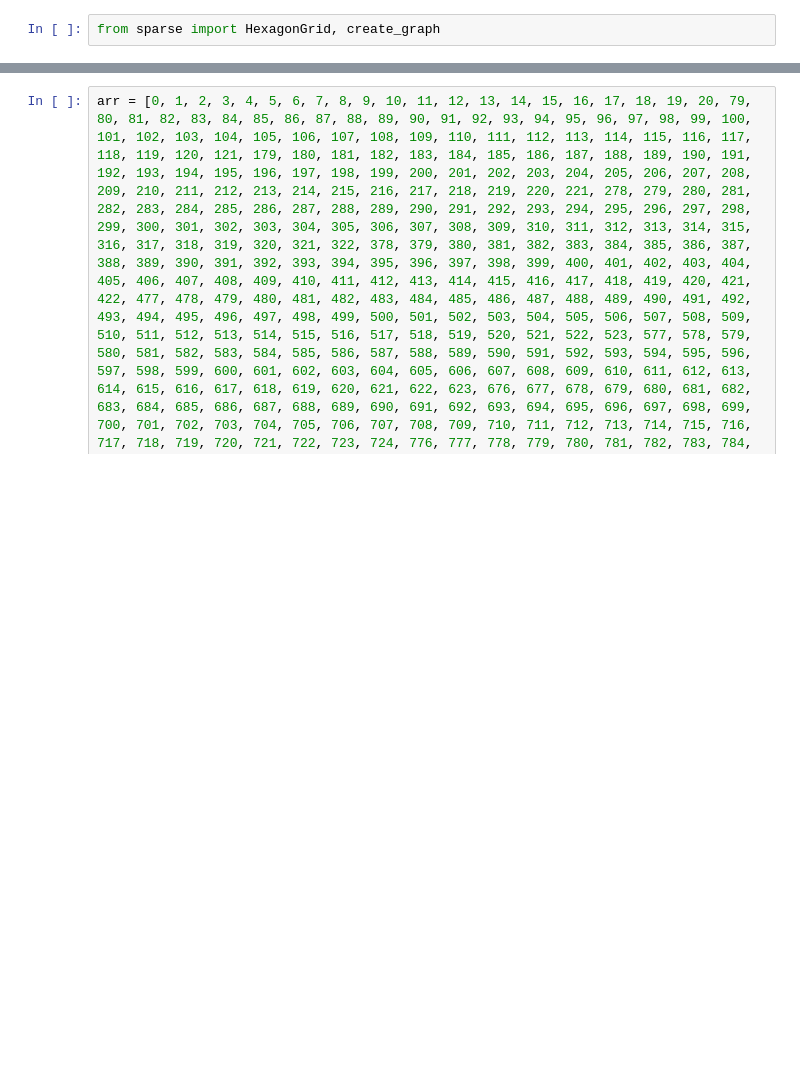
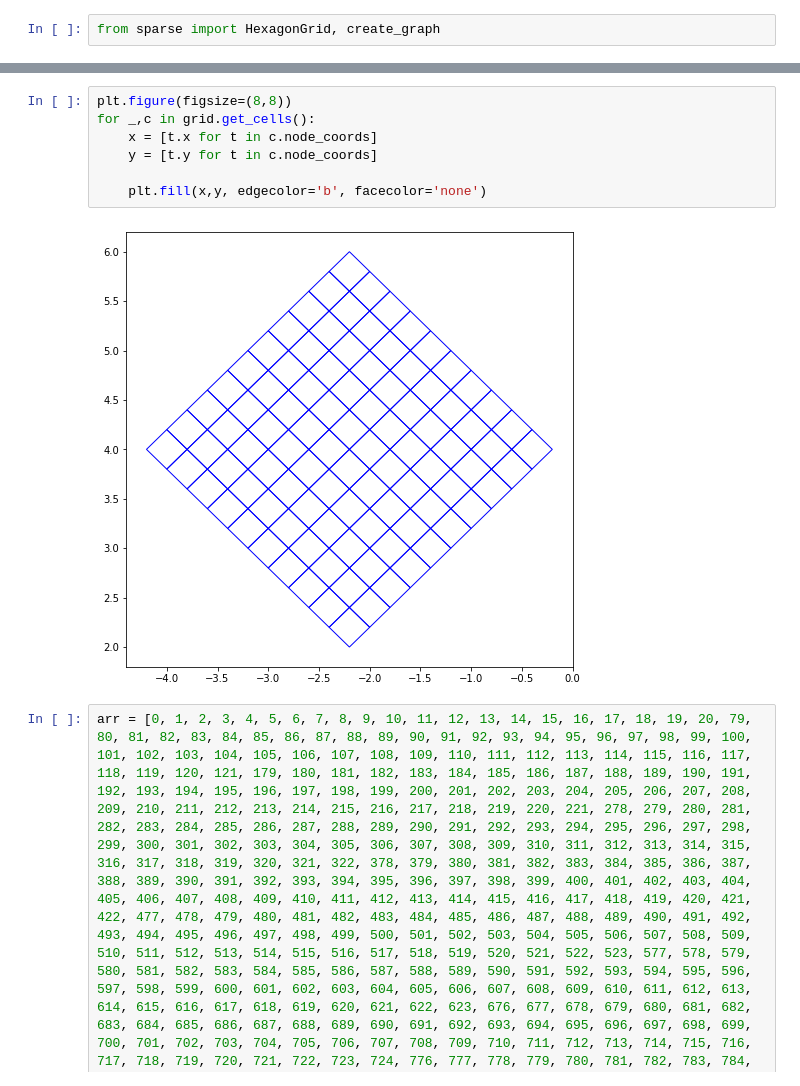
Before and after one commit to dczifra/plane_2coloring, a Jupyter notebook: scripts/plot.ipynb, the cells around one changed output, grey strips where cells are left out. Cells and saved outputs as stored; diff of their text form; blank space fills up the shorter version.

```diff
--- a/scripts/plot.ipynb
+++ b/scripts/plot.ipynb
@@ -126 +136,10 @@ def plot_cells(cells, node=-1):
+# %%
+plt.figure(figsize=(8,8))
+for _,c in grid.get_cells():
+    x = [t.x for t in c.node_coords]
+    y = [t.y for t in c.node_coords]
+
+    plt.fill(x,y, edgecolor='b', facecolor='none')
+# %% [output]
+[figure, added]
 # %%
```
Also changed, not shown: parts of 13 cells of this notebook, 5 other files.
